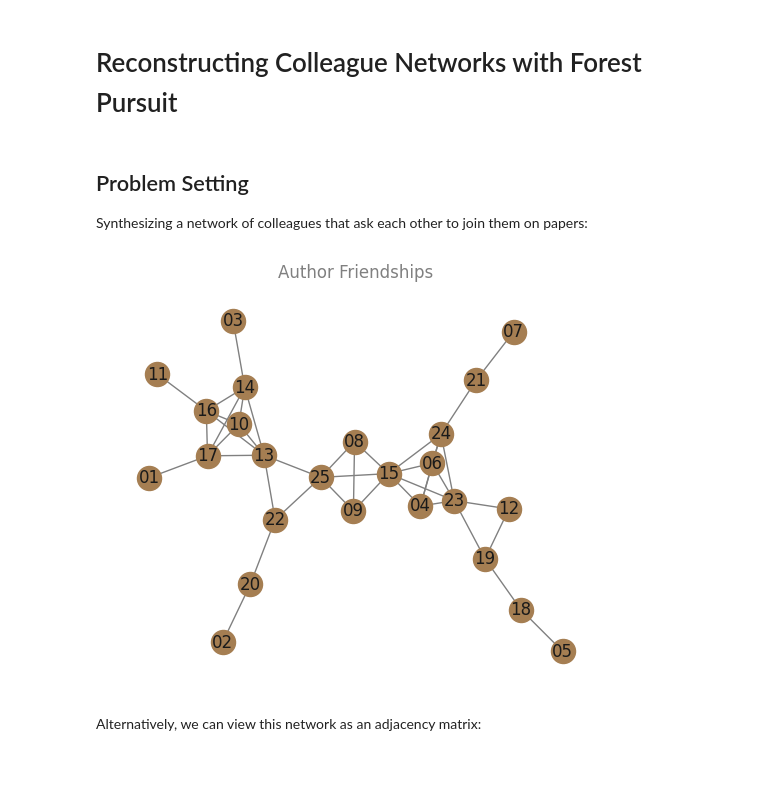
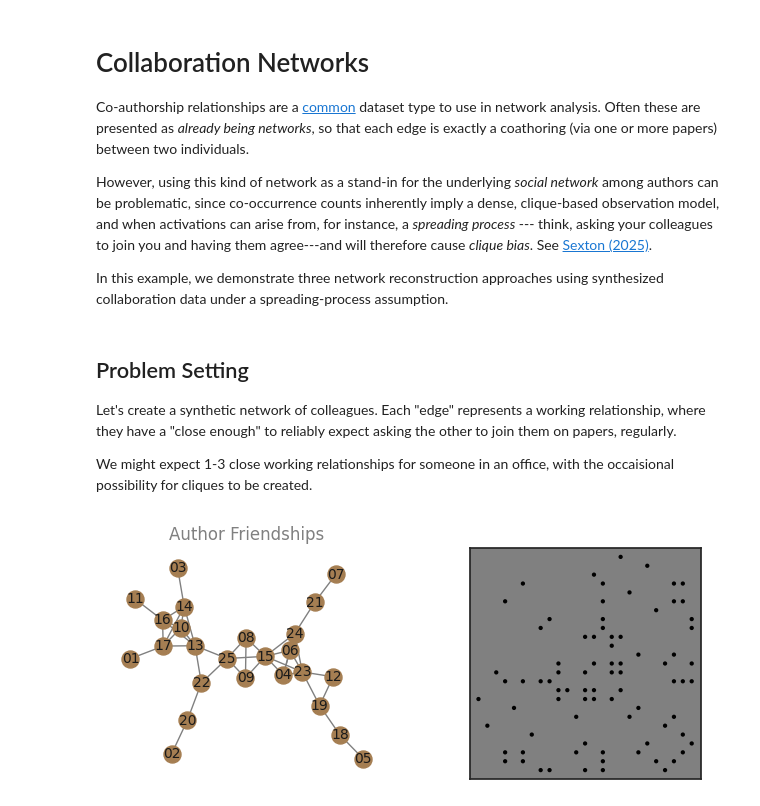
Before and after one commit to usnistgov/affinis, a Jupyter notebook: notebooks/case-studies/example.ipynb, the cells around one changed output. Drawn from its saved outputs; the diff is of its cells as text; code cells hidden in the pictures; blank space fills up the shorter version.

Commit message:
finish case studies, nist header

```diff
--- a/notebooks/case-studies/example.ipynb
+++ b/notebooks/case-studies/example.ipynb
@@ -1,45 +1,67 @@
 # %% [markdown]
-# Reconstructing Colleague Networks with Forest Pursuit
+# Collaboration Networks
+
+Co-authorship relationships are a [common](https://networks.skewed.de/?tags=Collaboration) dataset type to use in network analysis.
+Often these are presented as _already being networks_, so that each edge is exactly a coathoring (via one or more papers) between two individuals.
+
+However, using this kind of network as a stand-in for the underlying _social network_ among authors can be problematic, since co-occurrence counts inherently imply a dense, clique-based observation model, and when activations can arise from, for instance, a _spreading process_ --- think, asking your colleagues to join you and having them agree---and will therefore cause _clique bias_.
+See [Sexton (2025)](https://dissertation.rtbs.dev/content/part2/2-04-rand-sf.html#sec-clique-bias).
+
+In this example, we demonstrate three network reconstruction approaches using synthesized collaboration data under a spreading-process assumption.
 # %%
 import numpy as np
 import networkx as nx
 import seaborn as sns
 import pandas as pd
 import matplotlib.pyplot as plt
+from pathlib import Path
+
+import affinis.associations as aff
+from affinis.filter import threshold_connected
+from affinis.plots import hinton
+
 rng = np.random.default_rng(42)
 sns.set_theme(style='white')
+imgpath=Path('../../docs/case-studies/img/')
+plt.rc('figure', figsize=(4.0, 3.0))
 # %% [markdown]
 ## Problem Setting
 
-Synthesizing a network of colleagues that ask each other to join them on papers:
+Let's create a synthetic network of colleagues.
+Each "edge" represents a working relationship, where they have a "close enough" to reliably expect asking the other to join them on papers, regularly.
+
+We might expect 1-3 close working relationships for someone in an office, with the occaisional possibility for cliques to be created.
 # %%
 n_authors=25
 author_idx = pd.CategoricalIndex((f'author_{i:>02}' for i in range(1,n_authors+1)))
 
 # friends with some cliques
-friendships = nx.line_graph(nx.random_labeled_tree(len(author_idx)+1, seed=7)) # real events... what "happens" as evidence of a relationship
+friendships = nx.line_graph(nx.random_labeled_tree(len(author_idx)+1, seed=7))
 
 G = nx.relabel.relabel_nodes(
     nx.convert_node_labels_to_integers(friendships),
     dict(zip(range(n_authors),author_idx.categories.tolist()))
-)  # inferred structure
-
+)
 
 A = nx.adjacency_matrix(G).todense()
 L = nx.laplacian_matrix(G).todense()
 
+def draw_G(G, ax=None):
+    if ax is None:
+        ax=plt.gca()
+    pos=nx.layout.kamada_kawai_layout(G)
+    nx.draw(G, pos=pos, node_size=150,
+            node_color='xkcd:puce', edge_color='grey', ax=ax)
+    nx.draw_networkx_labels(G, pos=pos, font_color='k', font_size=10,
+                            labels={n:n.split('_')[-1] for n in G}, ax=ax)
+    ax.set_title('Author Friendships', color='grey')
+    return pos
 
-def draw_G(G, ax=None):
+f, ax = plt.subplots(ncols=2,figsize=(8,3))
+f.patch.set_alpha(0.)
+pos = draw_G(G, ax=ax[0])
 
-    pos=nx.layout.kamada_kawai_layout(G)
-    nx.draw(G, pos=pos,
-            node_color='xkcd:puce', edge_color='grey', ax=ax)
-    nx.draw_networkx_labels(G, pos=pos, font_color='k',labels={n:n.split('_')[-1] for n in G}, ax=ax)
-    plt.title('Author Friendships', color='grey')
-    return pos
-f = plt.figure(figsize=(5,4)).patch.set_alpha(0.)
-pos = draw_G(G)
+hinton(-A, marker='.',ax=ax[1])
+plt.savefig(imgpath/'collab-net.webp')
 # %% [output]
-[figure, old version]
+[figure, new version]
-# %% [markdown]
-Alternatively, we can view this network as an adjacency matrix:
```
Also changed, not shown: parts of 24 cells of this notebook, 10 other files.
